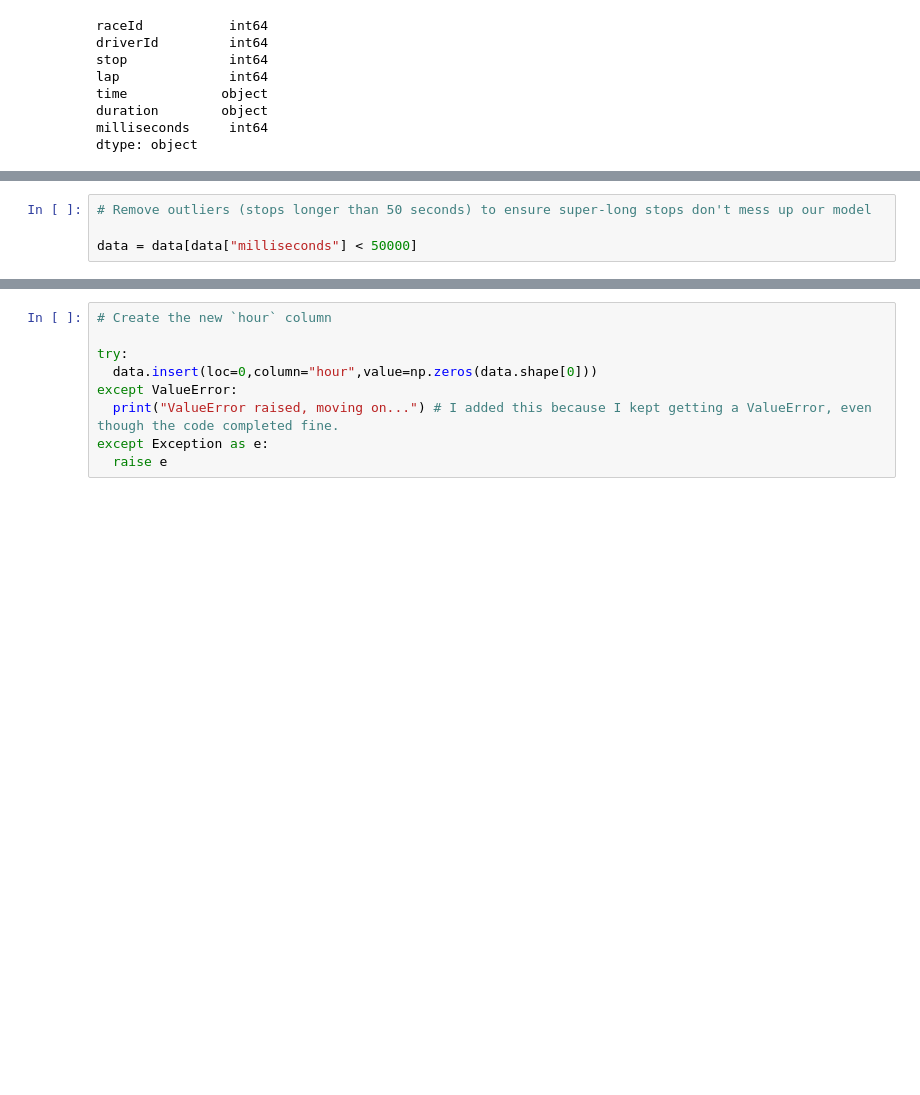
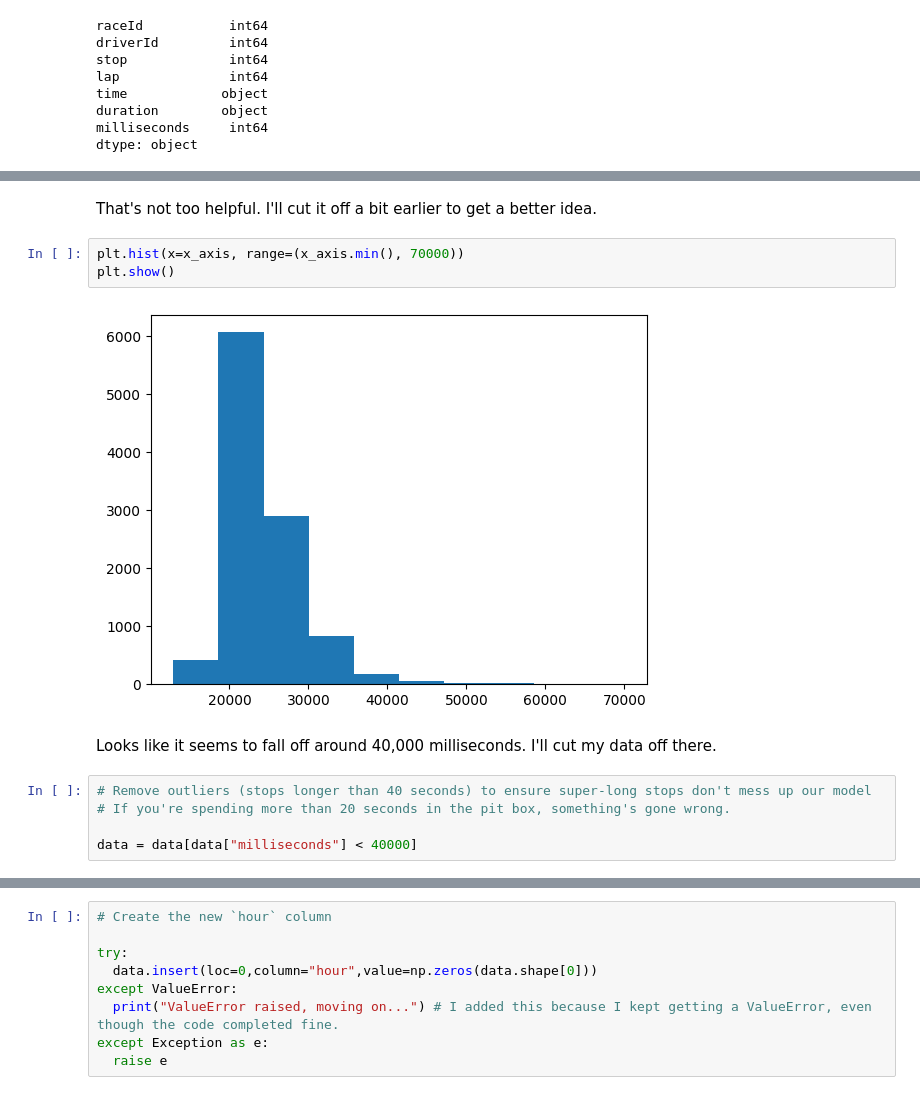
Before and after one commit to blortle-dev/data-science-lasa, a Jupyter notebook: Unit 6/ColiDicaU6Proj.ipynb, the cells around one changed output, grey strips where cells are left out. Saved outputs shown, nothing was run; the diff lists cells and outputs as text; blank space fills up the shorter version.

```diff
--- a/Unit 6/ColiDicaU6Proj.ipynb
+++ b/Unit 6/ColiDicaU6Proj.ipynb
@@ -50,7 +62,17 @@ dtype: object
+# %% [markdown]
+That's not too helpful. I'll cut it off a bit earlier to get a better idea.
+# %%
+plt.hist(x=x_axis, range=(x_axis.min(), 70000))
+plt.show()
+# %% [output]
+[figure, added]
+# %% [markdown]
+Looks like it seems to fall off around 40,000 milliseconds. I'll cut my data off there.
 # %%
-# Remove outliers (stops longer than 50 seconds) to ensure super-long stops don't mess up our model
+# Remove outliers (stops longer than 40 seconds) to ensure super-long stops don't mess up our model
+# If you're spending more than 20 seconds in the pit box, something's gone wrong.
 
-data = data[data["milliseconds"] < 50000]
+data = data[data["milliseconds"] < 40000]
 # %%
 # Making sure everything looks right with our dataset
 
```
Also changed, not shown: parts of 7 cells of this notebook.
